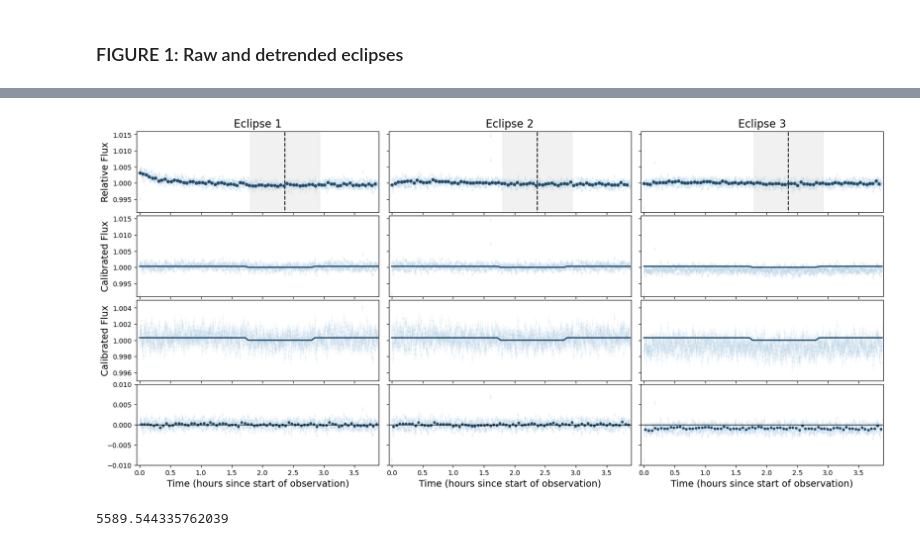
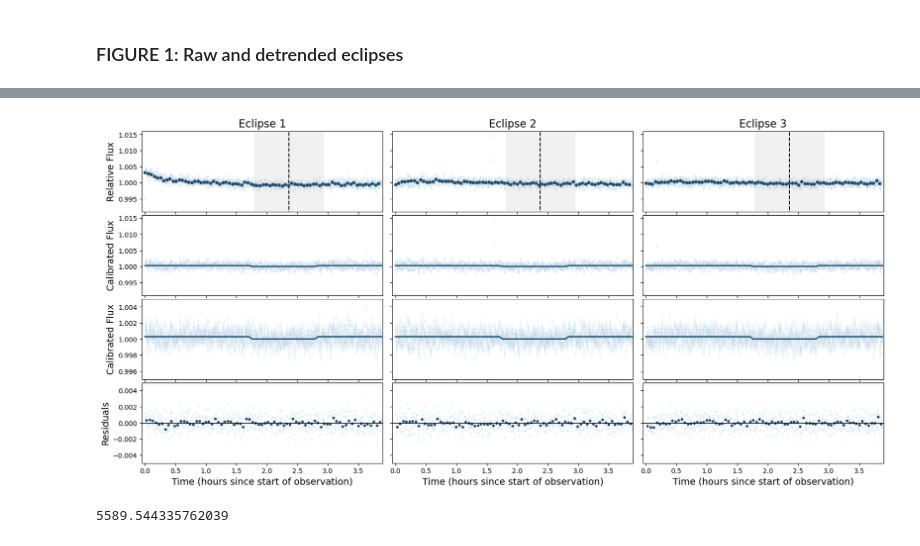
Before and after one commit to arocho11/MIRI_Eclipse_Photometry_Analysis, a Jupyter notebook: MakePlots/make_figs_paper.ipynb, the cells around one changed output, grey strips where cells are left out. Cells and saved outputs as stored; diff of their text form; code cells hidden in the pictures.

Commit message:
Made figures and improved previous code
- Fixed comparative model plots
- Fixed rednoise plot (added occDur)
- Fixed bug in joint fit that caused offset in 3rd eclipse

```diff
--- a/MakePlots/make_figs_paper.ipynb
+++ b/MakePlots/make_figs_paper.ipynb
@@ -329,6 +330,7 @@ aperr_arr = {e: [] for e in eclipses}
 centroid_x_arr = {e: [] for e in eclipses}
 centroid_y_arr = {e: [] for e in eclipses}
 
+ndiscard = 2
 
 for e in eclipses:
     for seg in segments:
@@ -351,6 +353,12 @@ for e in eclipses:
     centroid_x_arr[e] = np.array(centroid_x_arr[e])
     centroid_y_arr[e] = np.array(centroid_y_arr[e])
 
+    time = time_arr[e][ndiscard:]
+    aplev = aplev_arr[e][ndiscard:]
+    aperr = aperr_arr[e][ndiscard:]
+    centroid_x = centroid_x_arr[e][ndiscard:]
+    centroid_y = centroid_y_arr[e][ndiscard:]
+
 # eclipses
 ecl = {}
 ecl['1'] = Time('2023-11-27 21:00', format = 'iso', scale = 'tdb')
@@ -622,13 +649,13 @@ bins_residuals = {e: [] for e in eclipses}
 #     for model in models:
 
 # if instead of enumerating through the same models for each eclipse, assign a specific model per eclipse
-models = ['exp_2nd_order_centroid', 'double_exp_2nd_order_centroid', 'exp_2nd_order_centroid'] #_2nd_order_centroid
+models = ['exp_2nd_order_centroid', 'double_exp_2nd_order_centroid', 'linear_2nd_order_centroid'] #_2nd_order_centroid
 
-file = '/Users/alexandrarochon/Programming/LHS1140-Eureka/myAnalysis/MIRI_Eclipse_Photometry_Analysis/ModelComparison/Final_Joint_Results/try2_results.txt'
+file = '/Users/alexandrarochon/Programming/LHS1140-Eureka/myAnalysis/MIRI_Eclipse_Photometry_Analysis/ModelComparison/Final_Joint_Results/try2_adjusted_models+burnin_results.txt'
 parameters = extract_mcmc_parameters(file)
 
 # unpack params
-t_s, fp, e1_c1, e1_c2, e1_c3, e1_c4, e1_c5, e1_c6, e1_exp_c1, e1_exp_c2, e1_exp_c3, e2_c1, e2_c2, e2_c3, e2_c4, e2_c5, e2_c6, e2_dexp_c1, e2_dexp_c2, e2_dexp_c3, e2_dexp_c4,  e3_c1, e3_c2, e3_c3, e3_c4, e3_c5, e3_c6, e3_exp_c1, e3_exp_c2, e3_exp_c3, sigF = [param['value'] for param in parameters.values()]
+t_s, fp, e1_c1, e1_c2, e1_c3, e1_c4, e1_c5, e1_c6, e1_exp_c1, e1_exp_c2, e1_exp_c3, e2_c1, e2_c2, e2_c3, e2_c4, e2_c5, e2_c6, e2_dexp_c1, e2_dexp_c2, e2_dexp_c3, e2_dexp_c4,  e3_c1, e3_c2, e3_c3, e3_c4, e3_c5, e3_c6, e3_lin_c1, e3_lin_c2, sigF, RMS, chi2, BIC, RMS2,  = [param['value'] for param in parameters.values()]
 
 # eclipse #1
 detec1 = detec_model_poly(centroid_x_arr['1'], centroid_y_arr['1'], e1_c1, e1_c2, e1_c3, e1_c4, e1_c5, e1_c6)
@@ -641,7 +668,8 @@ detec2 = double_exponential(time_arr['2'], e2_dexp_c1, e2_dexp_c2, e2_dexp_c3, e
 detec['2'] = detec1 * detec2
 # eclipse #3
 detec1 = detec_model_poly(centroid_x_arr['3'], centroid_y_arr['3'], e3_c1, e3_c2, e3_c3, e3_c4, e3_c5, e3_c6)
-detec2 = exponential_func(time_arr['3'], e3_exp_c1, e3_exp_c2, e3_exp_c3)
+#detec2 = exponential_func(time_arr['3'], e3_exp_c1, e3_exp_c2, e3_exp_c3)
+detec2 = linear_slope(time_arr['3'], e3_lin_c1, e3_lin_c2)
 detec['3'] = detec1 * detec2
 
 for e in eclipses:
@@ -653,14 +678,0 @@ for e in eclipses:
-# %%
-    # c_20 =   +1.7494599945068785  -3.944096023640668
-    # c_21 =   +1.0217109645207643  -2.2345928412261173
-    # c_22 =   +2.3004118765703083  -1.0503479051481008
-    # c_23 =   +0.984605392445419  -0.4157254745225756
-    # c_24 =   +0.8295831716051421  -1.958721432670881
-    # c_25 =   +0.9746227862706073  -0.4125204513533605
-    # c_26 =  +0.10129067426865984  -0.3249451913409602
-    # c_27 =   +0.00032971673793240916  -0.0012081203371262722
-    # c_28 =   +0.32700801702457505  -0.10196321498149896
-
-detec1 = detec_model_poly(centroid_x_arr['3'], centroid_y_arr['3'], -1431.7284714881007, 389.64562567062654, -366.75826152431597, -2.7267392771590444, 2.352171546064886, 0.28317369017314664)
-detec2 = exponential_func(time_arr['3'],  -0.28828364764105185, -0.0002654167154003673, 1.1618804226346295)
-detec['3'] = detec1 * detec2
@@ -687,7 +690,8 @@ for i, e in enumerate(eclipses):
     ax[1,i].plot(time_arr[e], astro[e], '-', color='#214C6C', zorder=10, linewidth=2)
     ax[2,i].errorbar(time_arr[e], aplev_norm[e]/detec[e], yerr=aperr_norm[e], fmt='o', label='Raw flux', alpha=0.15, color='#B1D0E7', markersize = 2, zorder=2)
     ax[2,i].plot(time_arr[e], astro[e], '-', color='#214C6C', zorder=10, linewidth=2)
-    ax[3,i].errorbar(time_arr[e], residuals[e], yerr=aperr_norm[e]/detec[e], fmt='o', label='Residuals', alpha=0.15, color='#B1D0E7', markersize = 2, zorder=2)
+    #ax[3,i].errorbar(time_arr[e], residuals[e], yerr=aperr_norm[e]/detec[e], fmt='o', label='Residuals', alpha=0.15, color='#B1D0E7', markersize = 2, zorder=2)
+    ax[3,i].plot(time_arr[e], residuals[e], 'o', label='Residuals', alpha=0.15, color='#B1D0E7', markersize = 2, zorder=2)
     ax[3,i].plot(bins_time[e], bins_residuals[e], 'o', color='#214C6C', markersize=3, label='Binned residuals', zorder=5)
     ax[3,i].axhline(0, color='black', linestyle='-', linewidth=1, zorder=10)
 
@@ -698,6 +702,7 @@ for i, e in enumerate(eclipses):
 ax[0,0].set_ylabel('Relative Flux', fontsize=14)
 ax[1,0].set_ylabel('Calibrated Flux', fontsize=14)
 ax[2,0].set_ylabel('Calibrated Flux', fontsize=14)
+ax[3,0].set_ylabel('Residuals', fontsize=14)
 
 # make labelfont size bigger
 
@@ -717,40 +722,39 @@ ax[2,0].set_ylim(0.995, 1.005)
 ax[2,1].set_ylim(0.995, 1.005)
 ax[2,2].set_ylim(0.995, 1.005)
 
-ax[3,0].set_ylim(-0.01, 0.01)
-ax[3,1].set_ylim(-0.01, 0.01)
-ax[3,2].set_ylim(-0.01, 0.01)
-
+ax[3,0].set_ylim(-0.005, 0.005)
+ax[3,1].set_ylim(-0.005, 0.005)
+ax[3,2].set_ylim(-0.005, 0.005)
 
 #hide y-ticks
 ax[0,1].yaxis.set_ticklabels([])
 ax[0,2].yaxis.set_ticklabels([])
 ax[1,1].yaxis.set_ticklabels([])
 ax[1,2].yaxis.set_ticklabels([])
 ax[2,1].yaxis.set_ticklabels([])
 ax[2,2].yaxis.set_ticklabels([])
 ax[3,1].yaxis.set_ticklabels([])
 ax[3,2].yaxis.set_ticklabels([])
 
-
 ax[3,0].set_xlabel('Time (hours since start of observation)', fontsize=14)
 ax[3,1].set_xlabel('Time (hours since start of observation)', fontsize=14)
 ax[3,2].set_xlabel('Time (hours since start of observation)', fontsize=14)
 
 ax[0,0].set_title('Eclipse 1', fontsize=16)
 ax[0,1].set_title('Eclipse 2', fontsize=16)
 ax[0,2].set_title('Eclipse 3', fontsize=16)
 
-ax[0,2].set_xlim(-0.05, 3.9)
+ax[0,1].set_xlim(-0.05, 3.9)
+
 
 plt.subplots_adjust(hspace=0.04)
 plt.subplots_adjust(wspace=0.04)
 
 
 plt.savefig('../paper-figures/fig1_raw_eclipses-final.png')
 plt.show()
 # %% [output]
-[figure, old version]
+[figure, new version]
 # %%
 # plt.figure(figsize=(10, 5))
 # plt.errorbar((time_arr['1']-time_arr['1'][0])*24, aplev_norm['1'], yerr=aperr_norm['1'], fmt='o', alpha=0.2, color='#3366cc', label='Eclipse 1')
```
Also changed, not shown: parts of 8 cells of this notebook, 15 other files.
